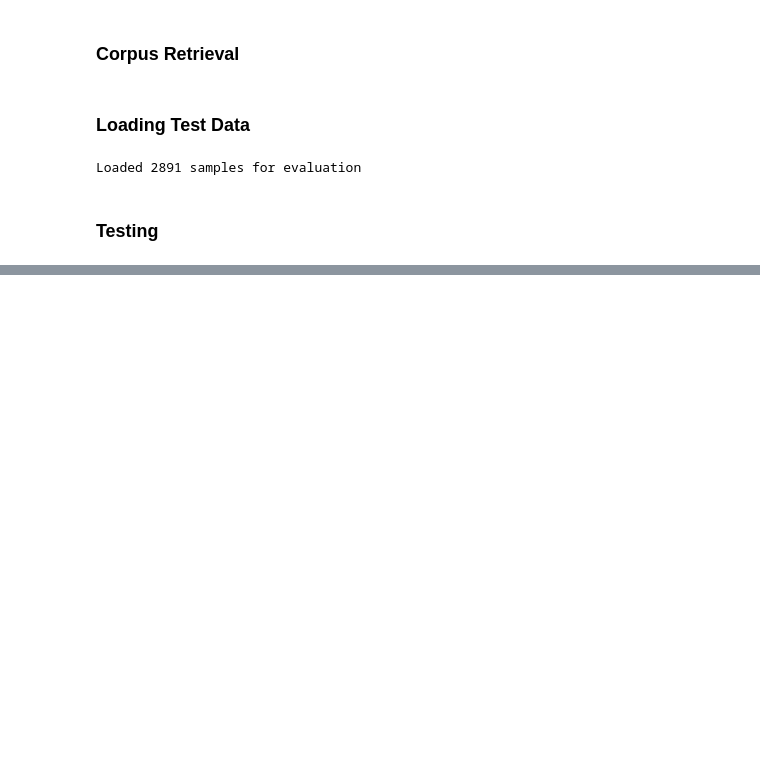
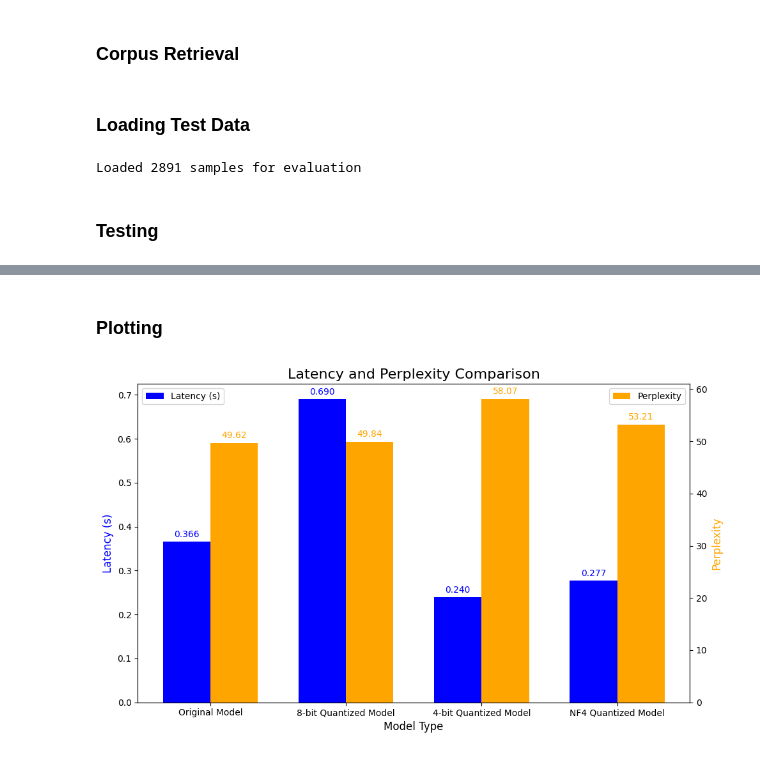
Before and after one commit to ChetaNMahipaL/ANLP-Assignment-4, a Jupyter notebook: part_2.ipynb, the cells around one changed output, grey strips where cells are left out. Cells and saved outputs as stored; diff of their text form; code cells hidden in the pictures; blank space fills up the shorter version.

```diff
--- a/part_2.ipynb
+++ b/part_2.ipynb
@@ -291,0 +247,71 @@ cuda
+# %% [markdown]
+### **Plotting**
+# %%
+model_types = [
+    "Original GPT",
+    "8-bit Quantized",
+    "4-bit Quantized",
+    "4-bit NF Quantized"
+]
+memory_footprints = [486.70, 168.35, 127.85, 127.85]
+
+plt.figure(figsize=(8, 6))
+plt.bar(model_types, memory_footprints, color=["blue", "orange", "green", "red"])
+
+plt.title("Memory Footprint Comparison", fontsize=16)
+plt.xlabel("Model Type", fontsize=12)
+plt.ylabel("Memory Footprint (MB)", fontsize=12)
+
+for i, memory in enumerate(memory_footprints):
+    plt.text(i, memory + 10, f"{memory:.2f} MB", ha='center', fontsize=10)
+
+plt.tight_layout()
+plt.savefig("memory_part2.png")
+
+models = [
+    "Original Model",
+    "8-bit Quantized Model",
+    "4-bit Quantized Model",
+    "NF4 Quantized Model"
+]
+latencies = [
+    0.36611056327819824,
+    0.6902637481689453,
+    0.2402641773223877,
+    0.2768716812133789
+]
+perplexities = [
+    49.615657664681976,
+    49.83906296567586,
+    58.068903897044386,
+    53.2116608858351
+]
+
+fig, ax1 = plt.subplots(figsize=(10, 6))
+
+bar_width = 0.35
+x = np.arange(len(models))
+
+ax1.bar(x - bar_width / 2, latencies, bar_width, label="Latency (s)", color="blue")
+
+ax2 = ax1.twinx()
+ax2.bar(x + bar_width / 2, perplexities, bar_width, label="Perplexity", color="orange")
+
+ax1.set_xlabel("Model Type", fontsize=12)
+ax1.set_ylabel("Latency (s)", fontsize=12, color="blue")
+ax2.set_ylabel("Perplexity", fontsize=12, color="orange")
+ax1.set_title("Latency and Perplexity Comparison", fontsize=16)
+ax1.set_xticks(x)
+ax1.set_xticklabels(models)
+
+ax1.legend(loc="upper left")
+ax2.legend(loc="upper right")
+
+for i, (lat, perp) in enumerate(zip(latencies, perplexities)):
+    ax1.text(i - bar_width / 2, lat + 0.01, f"{lat:.3f}", ha="center", fontsize=10, color="blue")
+    ax2.text(i + bar_width / 2, perp + 1, f"{perp:.2f}", ha="center", fontsize=10, color="orange")
+
+plt.tight_layout()
+plt.savefig("inference_part2.png")
+# %% [output]
+[figure, added]
```
Also changed, not shown: parts of 8 cells of this notebook, 9 other files.
